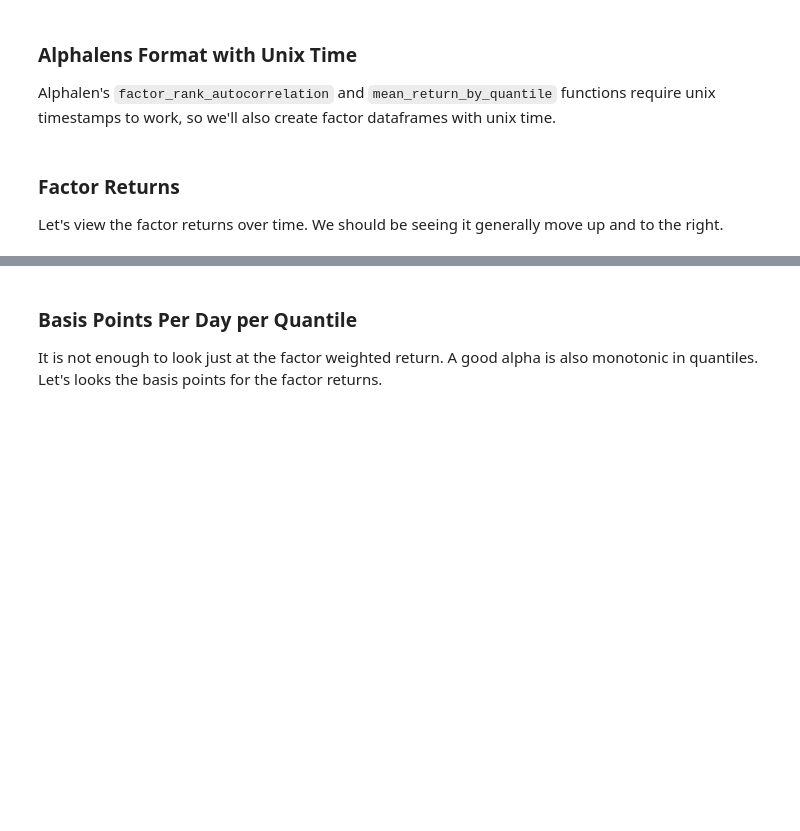
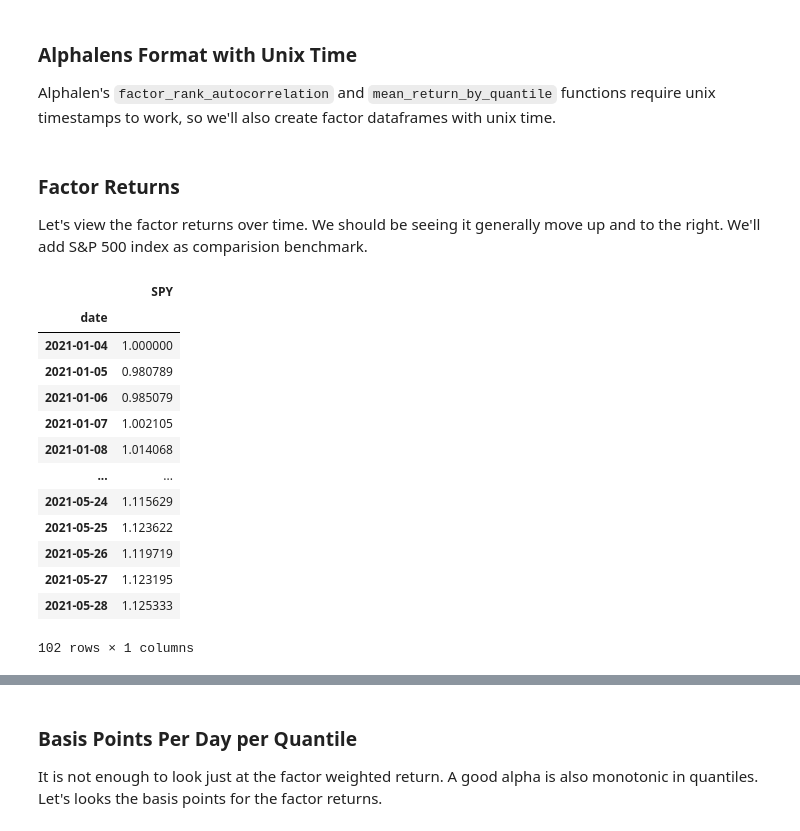
Before and after one commit to rometaidla/flash-boys, a Jupyter notebook: alphalens.ipynb, the cells around one changed output, grey strips where cells are left out. Drawn from its saved outputs; the diff is of its cells as text; code cells hidden in the pictures; blank space fills up the shorter version.

```diff
--- a/alphalens.ipynb
+++ b/alphalens.ipynb
@@ -149,7 +156,30 @@ unix_factor_data = {
     for factor, data in factor_data.items()}
 # %% [markdown]
 ### Factor Returns
-Let's view the factor returns over time. We should be seeing it generally move up and to the right.
+Let's view the factor returns over time. We should be seeing it generally move up and to the right. We'll add S&P 500 index as comparision benchmark.
+# %%
+benchmark_prices = price_data[price_data["Stock"] == "SPY"]
+starting_price = benchmark_prices["Price"][0]
+benchmark_prices["SPY"] = benchmark_prices["Price"] / starting_price
+benchmark_prices.drop(columns=['Stock', 'Price'], inplace=True)
+benchmark_prices.rename(columns={"Date": "date"}, inplace=True)
+benchmark_prices.set_index('date', inplace=True)
+benchmark_prices
+# %% [output]
+|  | SPY |
+| date |  |
+| 2021-01-04 | 1.000000 |
+| 2021-01-05 | 0.980789 |
+| 2021-01-06 | 0.985079 |
+| 2021-01-07 | 1.002105 |
+| 2021-01-08 | 1.014068 |
+| ... | ... |
+| 2021-05-24 | 1.115629 |
+| 2021-05-25 | 1.123622 |
+| 2021-05-26 | 1.119719 |
+| 2021-05-27 | 1.123195 |
+| 2021-05-28 | 1.125333 |
+102 rows × 1 columns
 # %%
 ls_factor_returns = pd.DataFrame()
 
```
Also changed, not shown: parts of 10 cells of this notebook, 3 other files.
